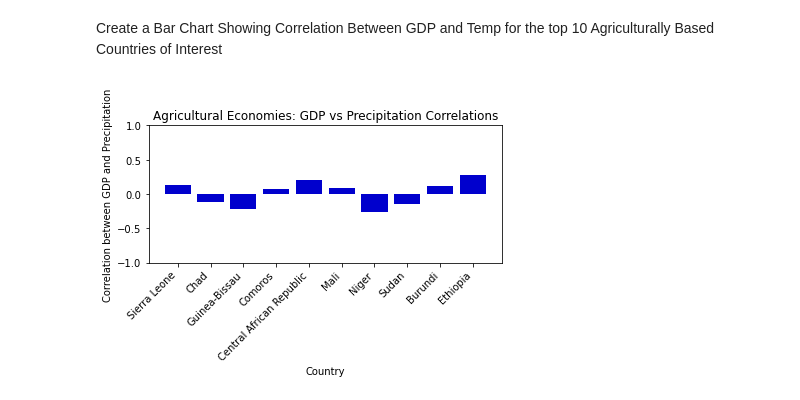
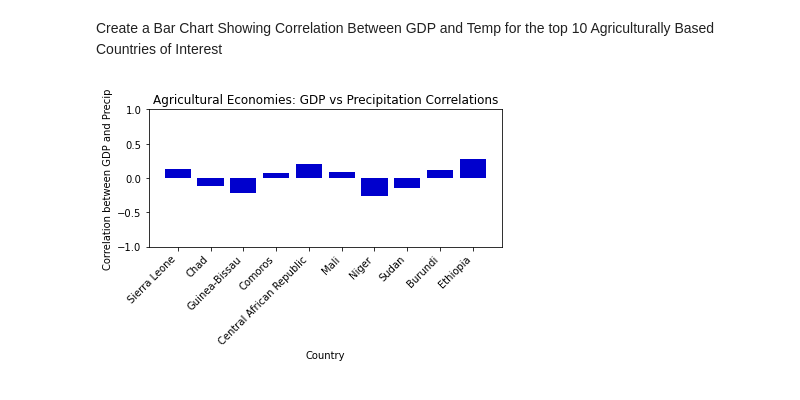
Before and after one commit to SBBoudreau/Project-1, a Jupyter notebook: Q3_agriculture.ipynb, the cells around one changed output. Drawn from its saved outputs; the diff is of its cells as text; code cells hidden in the pictures.

Commit message:
updated y axis labels for correlation charts in Q3, Q4, Q5 notebooks

```diff
--- a/Q3_agriculture.ipynb
+++ b/Q3_agriculture.ipynb
@@ -234,14 +234,14 @@ Create a Bar Chart Showing Correlation Between GDP and Temp for the top 10 Agric
 # %%
 x_pos = [i for i in range(len(countries))]
 
 plt.bar(x_pos, correlations, color='MediumBlue')
 plt.xlabel("Country")
-plt.ylabel("Correlation between GDP and Precipitation")
+plt.ylabel("Correlation between GDP and Precip")
 plt.title("Agricultural Economies: GDP vs Precipitation Correlations")
 plt.ylim(-1,1)
 plt.xticks(x_pos, countries, rotation = 45, ha = "right")
 plt.tight_layout()
 plt.savefig("output_data/Q3/correlation_gdpVrain.png")
 plt.show()
 # %% [output]
-[figure, old version]
+[figure, new version]
```
Also changed, not shown: 4 other files.
